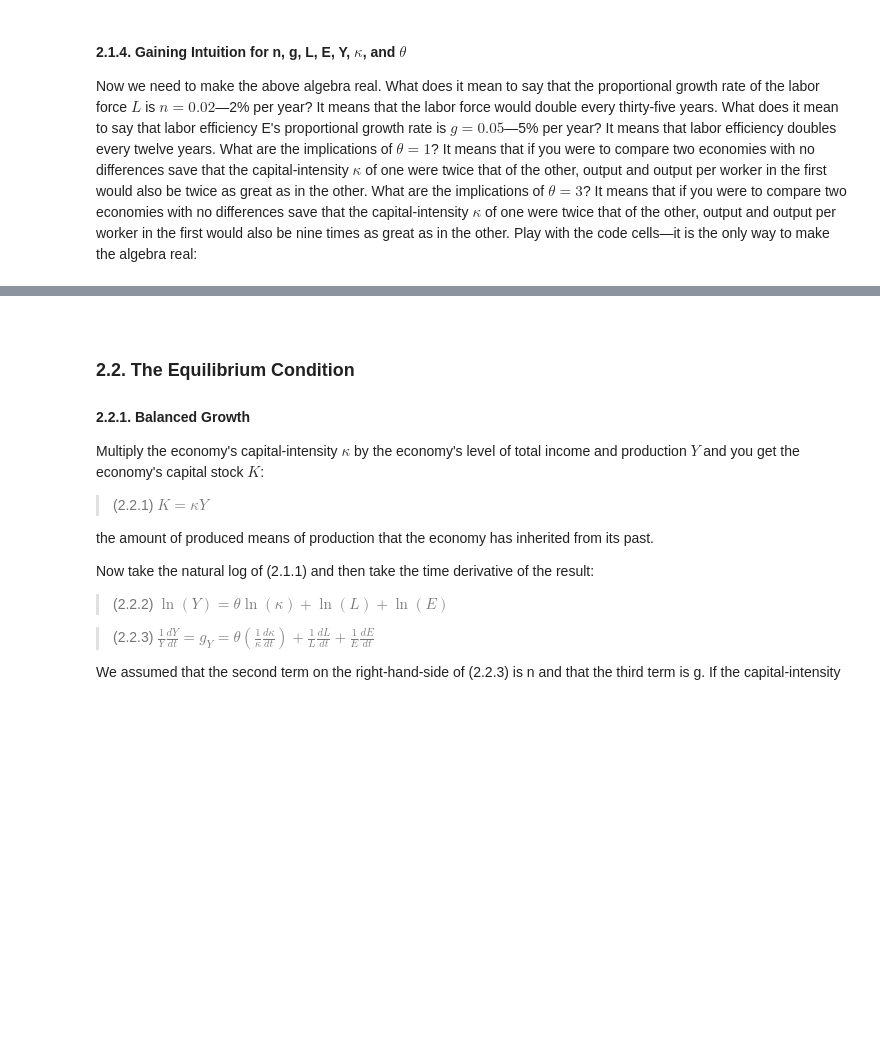
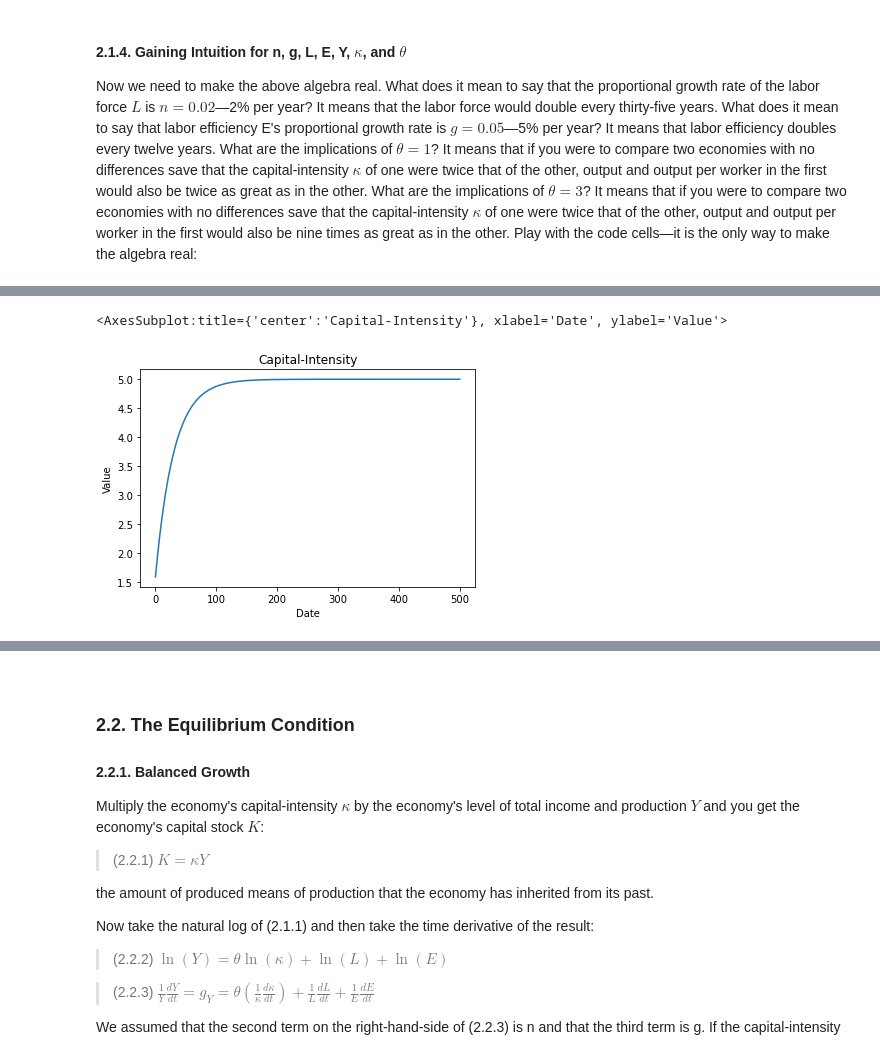
Before and after one commit to braddelong/2022-jupyter, a Jupyter notebook: econ-135-s2022-growth-theory-&-jupyter.ipynb, the cells around one changed output, grey strips where cells are left out. Cells and saved outputs as stored; diff of their text form; code cells hidden in the pictures; blank space fills up the shorter version.

```diff
--- a/econ-135-s2022-growth-theory-&-jupyter.ipynb
+++ b/econ-135-s2022-growth-theory-&-jupyter.ipynb
@@ -946,4 +957,7 @@ plt.show()
 # %%
-df['Capital Intensity'].plot()
+df['Capital-Intensity'].plot(title = "Capital-Intensity", xlabel = "Date", ylabel="Value")
+# %% [output]
+<AxesSubplot:title={'center':'Capital-Intensity'}, xlabel='Date', ylabel='Value'>
+[figure, added]
 # %%
 df[['Labor Force','Efficiency of Labor']].plot()
```
Also changed, not shown: parts of 22 cells of this notebook, 2 other files.
